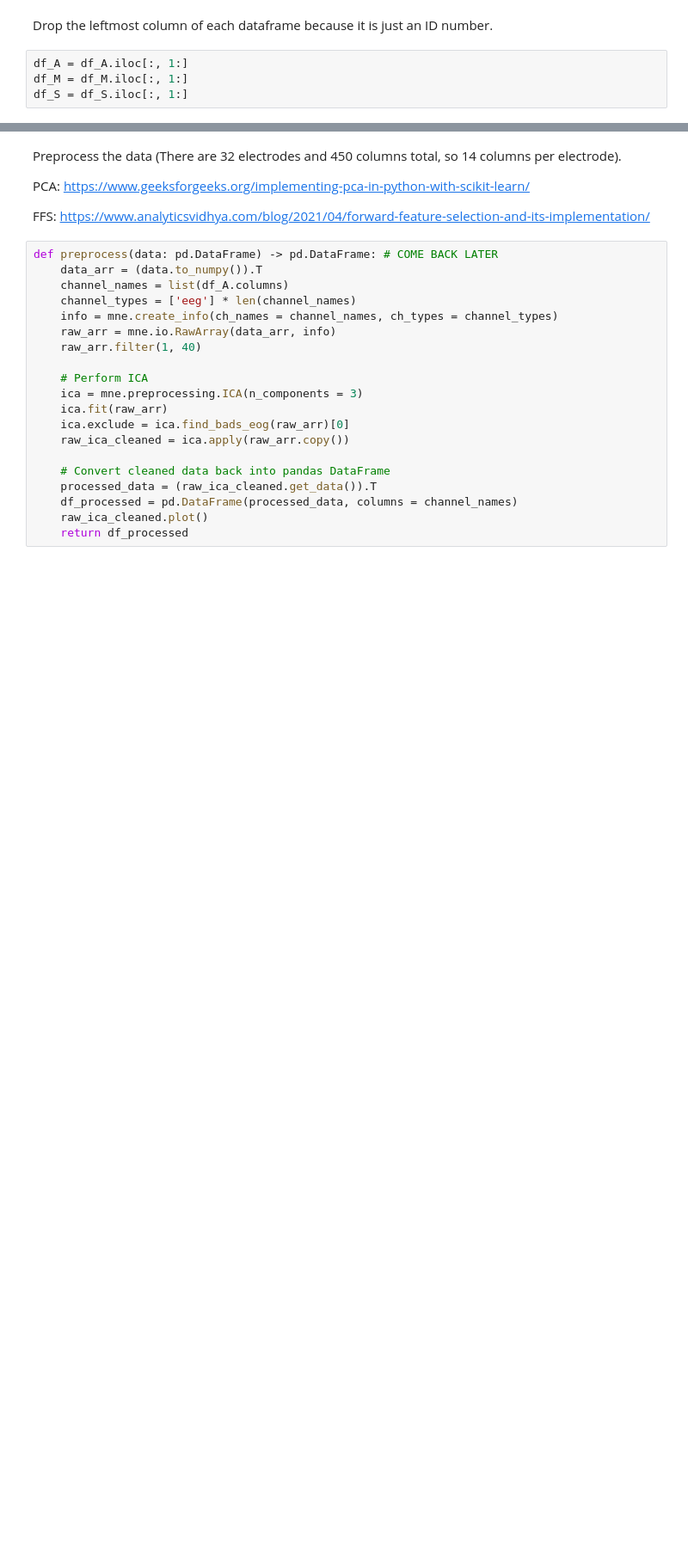
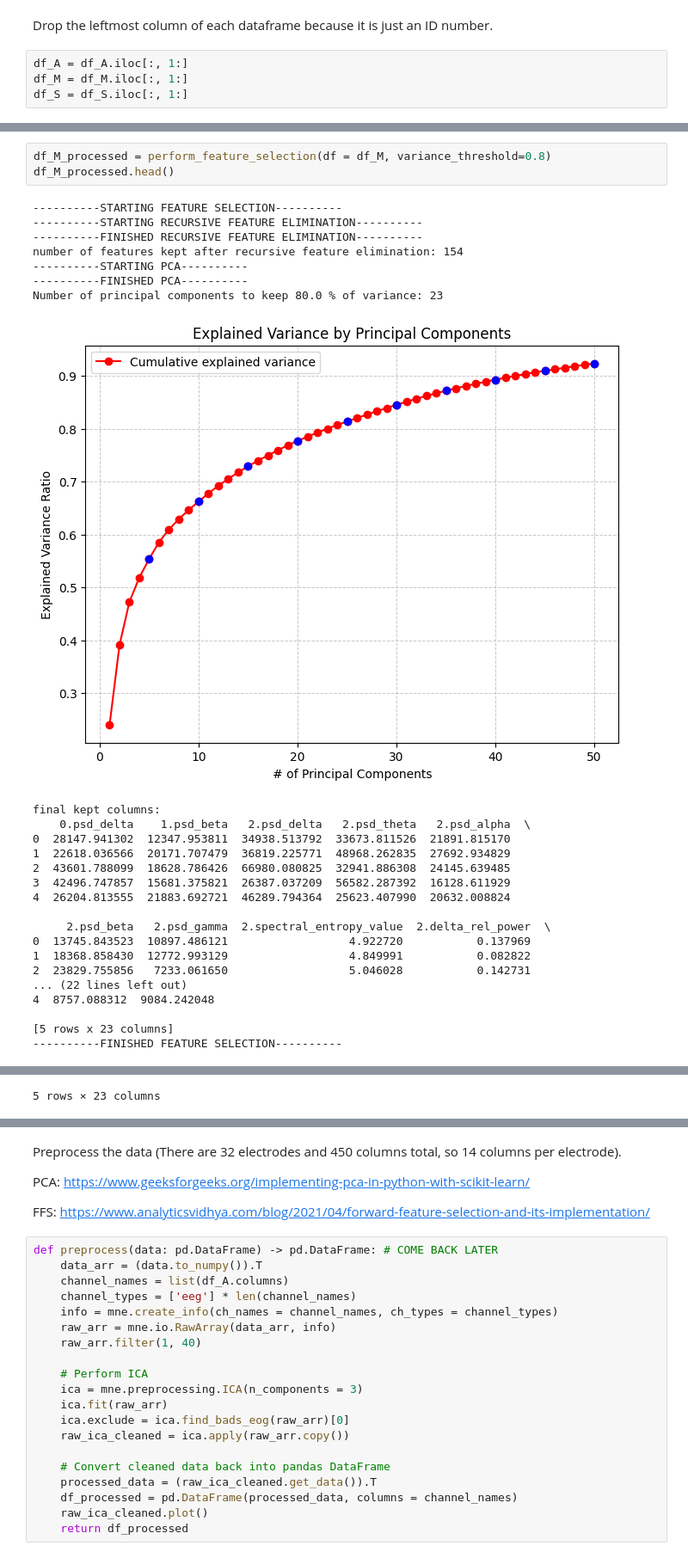
Before and after one commit to ayushilal20/MindWave-Predicting-Mental-States-through-EEG-Data, a Jupyter notebook: Classification/Stress/stress_classification.ipynb, the cells around one changed output, grey strips where cells are left out. Shown: that part at 86% size. Cells and saved outputs as stored; diff of their text form; blank space fills up the shorter version.

```diff
--- a/Classification/Stress/stress_classification.ipynb
+++ b/Classification/Stress/stress_classification.ipynb
@@ -35,0 +177,29 @@ df_S = df_S.iloc[:, 1:]
+# %%
+df_M_processed = perform_feature_selection(df = df_M, variance_threshold=0.8)
+df_M_processed.head()
+# %% [output]
+----------STARTING FEATURE SELECTION----------
+----------STARTING RECURSIVE FEATURE ELIMINATION----------
+----------FINISHED RECURSIVE FEATURE ELIMINATION----------
+number of features kept after recursive feature elimination: 154
+----------STARTING PCA----------
+----------FINISHED PCA----------
+Number of principal components to keep 80.0 % of variance: 23
+[figure, added]
+final kept columns:
+    0.psd_delta    1.psd_beta   2.psd_delta   2.psd_theta   2.psd_alpha  \
+0  28147.941302  12347.953811  34938.513792  33673.811526  21891.815170
+1  22618.036566  20171.707479  36819.225771  48968.262835  27692.934829
+2  43601.788099  18628.786426  66980.080825  32941.886308  24145.639485
+3  42496.747857  15681.375821  26387.037209  56582.287392  16128.611929
+4  26204.813555  21883.692721  46289.794364  25623.407990  20632.008824
+
+     2.psd_beta   2.psd_gamma  2.spectral_entropy_value  2.delta_rel_power  \
+0  13745.843523  10897.486121                  4.922720           0.137969
+1  18368.858430  12772.993129                  4.849991           0.082822
+2  23829.755856   7233.061650                  5.046028           0.142731
+... (22 lines left out)
+4  8757.088312  9084.242048
+
+[5 rows x 23 columns]
+----------FINISHED FEATURE SELECTION----------
@@ -35,0 +212 @@ df_S = df_S.iloc[:, 1:]
+5 rows × 23 columns
```
Also changed, not shown: parts of 15 cells of this notebook.
